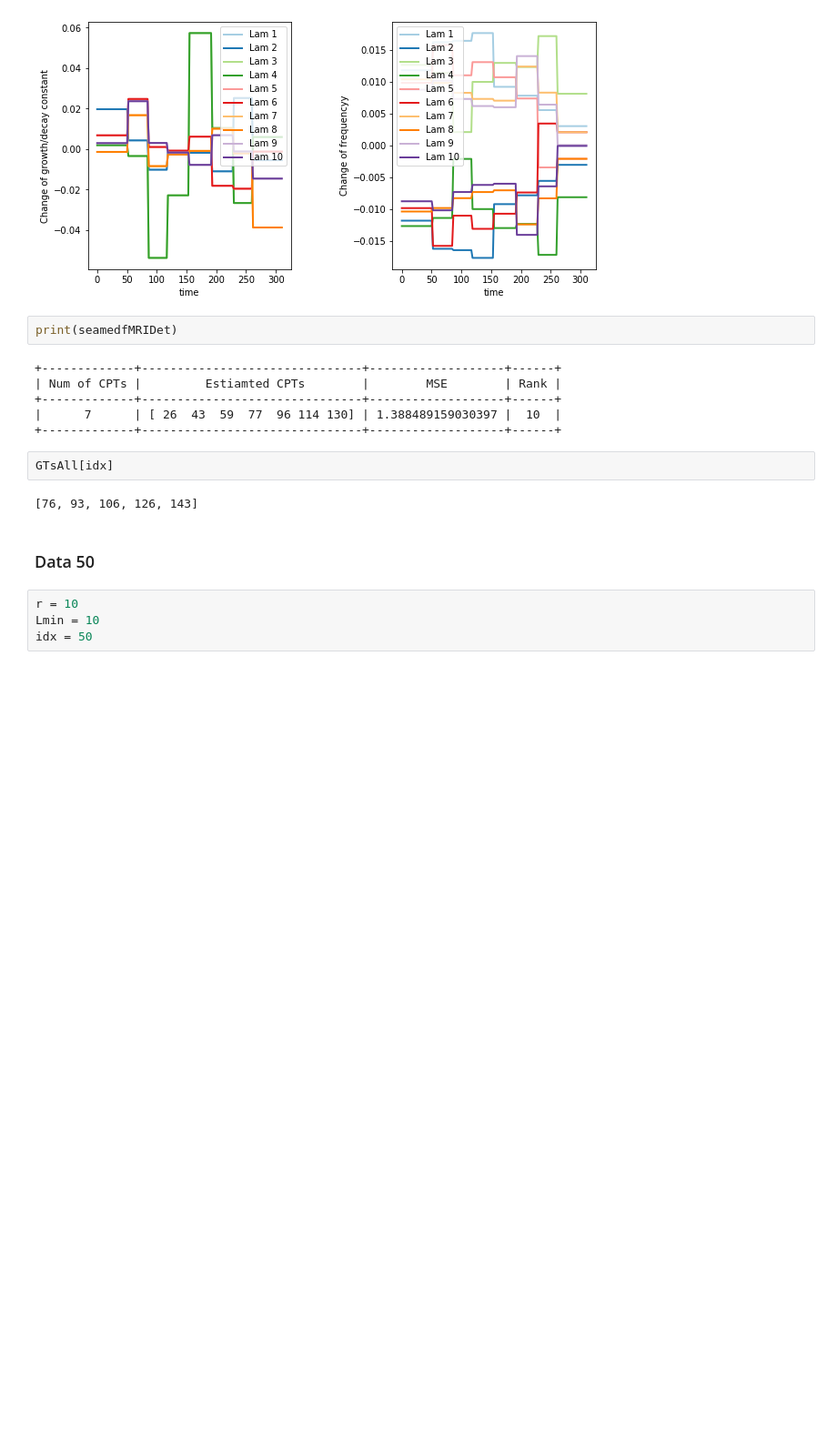
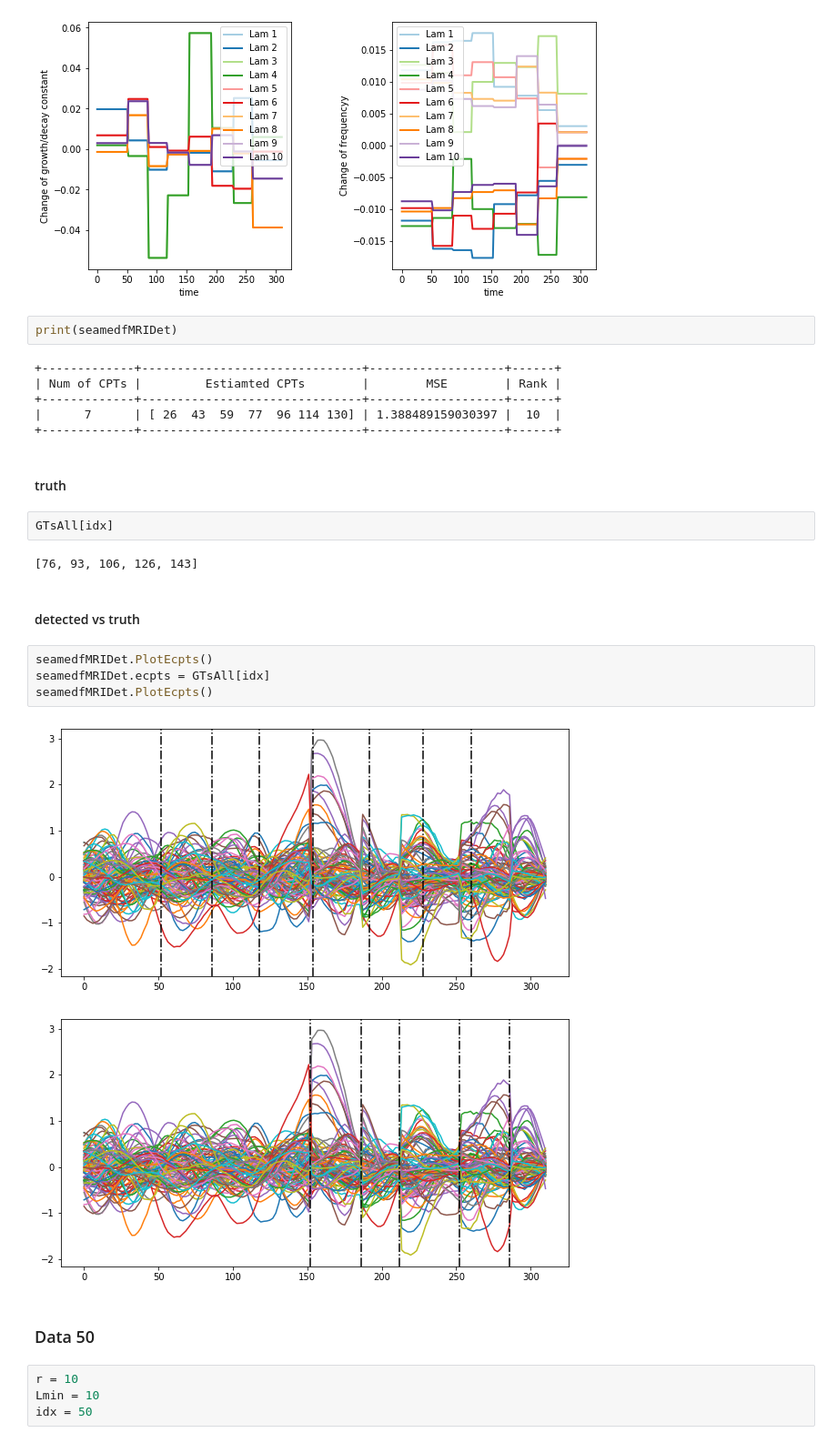
Before and after one commit to JINhuaqing/TVDN-simu, a Jupyter notebook: realdata/fMRIHPF0929.ipynb, the cells around one changed output. Shown at 91% size. Cells and saved outputs as stored; diff of their text form; blank space fills up the shorter version.

```diff
--- a/realdata/fMRIHPF0929.ipynb
+++ b/realdata/fMRIHPF0929.ipynb
@@ -525,10 +528,21 @@ print(seamedfMRIDet)
 +-------------+-------------------------------+-------------------+------+
 |      7      | [ 26  43  59  77  96 114 130] | 1.388489159030397 |  10  |
 +-------------+-------------------------------+-------------------+------+
+# %% [markdown]
+#### truth
 # %%
 GTsAll[idx]
 # %% [output]
 [76, 93, 106, 126, 143]
+# %% [markdown]
+#### detected vs truth
+# %%
+seamedfMRIDet.PlotEcpts()
+seamedfMRIDet.ecpts = GTsAll[idx]
+seamedfMRIDet.PlotEcpts()
+# %% [output]
+[figure, added]
+[figure, added]
 # %% [markdown]
 ### Data 50
 # %%
```
Also changed, not shown: parts of 9 cells of this notebook.
